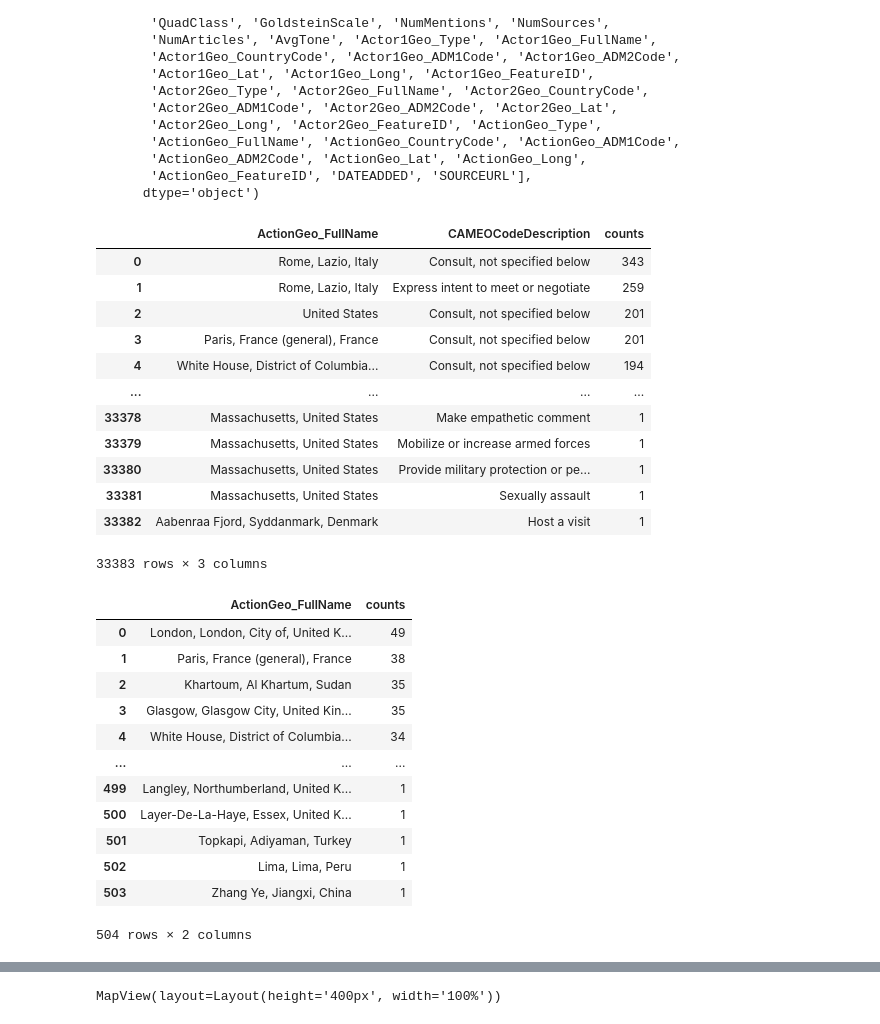
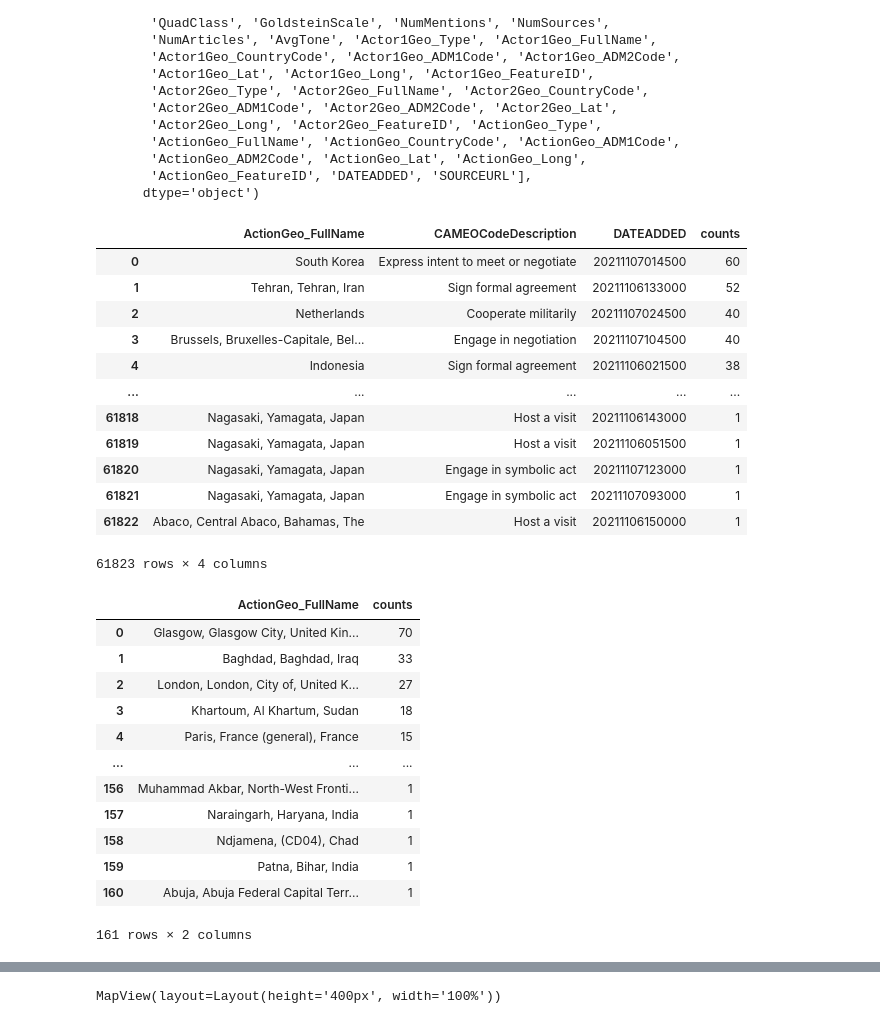
Before and after one commit to gisfromscratch/anaconda-data-analystics, a Jupyter notebook: notebooks/GDELT Events.ipynb, the cells around one changed output, grey strips where cells are left out. Cells and saved outputs as stored; diff of their text form; code cells hidden in the pictures.

```diff
--- a/notebooks/GDELT Events.ipynb
+++ b/notebooks/GDELT Events.ipynb
@@ -12,9 +12,11 @@ import pandas as pd
 # %%
 gdelt_client = gd.gdelt()
 # %%
-date = dt.datetime.now() - dt.timedelta(days=1)
-date_string = date.strftime('%Y %m %d')
-gdelt_events = gdelt_client.Search(date_string, table='events', coverage=True)
+end_date = dt.datetime.now()
+start_date = end_date - dt.timedelta(days=1)
+end_date_string = end_date.strftime('%Y %m %d')
+start_date_string = start_date.strftime('%Y %m %d')
+gdelt_events = gdelt_client.Search([start_date_string, end_date_string], table='events', coverage=True)
 # %%
 gdelt_events['CAMEOCodeDescription'].unique()
 gdelt_events.columns
@@ -40,24 +42,24 @@ Index(['GLOBALEVENTID', 'SQLDATE', 'MonthYear', 'Year', 'FractionDate',
       dtype='object')
 # %%
 #gdelt_events.groupby(['Actor1Name', 'ActionGeo_FullName', 'Actor2Name', 'CAMEOCodeDescription']).size().sort_values(ascending=False).reset_index(name='counts')
-gdelt_events.groupby(['ActionGeo_FullName', 'CAMEOCodeDescription']).size().sort_values(ascending=False).reset_index(name='counts')
+gdelt_events.groupby(['ActionGeo_FullName', 'CAMEOCodeDescription', 'DATEADDED']).size().sort_values(ascending=False).reset_index(name='counts')
 # %% [output]
-|  | ActionGeo_FullName | CAMEOCodeDescription | counts |
-| 0 | Rome, Lazio, Italy | Consult, not specified below | 343 |
-| 1 | Rome, Lazio, Italy | Express intent to meet or negotiate | 259 |
-| 2 | United States | Consult, not specified below | 201 |
-| 3 | Paris, France (general), France | Consult, not specified below | 201 |
-| 4 | White House, District of Columbia... | Consult, not specified below | 194 |
-| ... | ... | ... | ... |
-| 33378 | Massachusetts, United States | Make empathetic comment | 1 |
-| 33379 | Massachusetts, United States | Mobilize or increase armed forces | 1 |
-| 33380 | Massachusetts, United States | Provide military protection or pe... | 1 |
-| 33381 | Massachusetts, United States | Sexually assault | 1 |
-| 33382 | Aabenraa Fjord, Syddanmark, Denmark | Host a visit | 1 |
+|  | ActionGeo_FullName | CAMEOCodeDescription | DATEADDED | counts |
+| 0 | South Korea | Express intent to meet or negotiate | 20211107014500 | 60 |
+| 1 | Tehran, Tehran, Iran | Sign formal agreement | 20211106133000 | 52 |
+| 2 | Netherlands | Cooperate militarily | 20211107024500 | 40 |
+| 3 | Brussels, Bruxelles-Capitale, Bel... | Engage in negotiation | 20211107104500 | 40 |
+| 4 | Indonesia | Sign formal agreement | 20211106021500 | 38 |
+| ... | ... | ... | ... | ... |
+| 61818 | Nagasaki, Yamagata, Japan | Host a visit | 20211106143000 | 1 |
+| 61819 | Nagasaki, Yamagata, Japan | Host a visit | 20211106051500 | 1 |
+| 61820 | Nagasaki, Yamagata, Japan | Engage in symbolic act | 20211107123000 | 1 |
+| 61821 | Nagasaki, Yamagata, Japan | Engage in symbolic act | 20211107093000 | 1 |
+| 61822 | Abaco, Central Abaco, Bahamas, The | Host a visit | 20211106150000 | 1 |
-33383 rows × 3 columns
+61823 rows × 4 columns
 # %%
 # Find demonstrations/protests
-protests_codes = ['014', '141'] \
+protests_codes = ['140', '141'] \
     + ['141' + str(index) for index in range(1, 5)] \
     + ['142'] \
     + ['142' + str(index) for index in range(1, 5)] \
@@ -70,19 +72,23 @@ protests_codes = ['014', '141'] \
 
 # Geo types 3:='US city', 4:= 'World city'
 geo_types = [3, 4]
-gdelt_protests = gdelt_events.query('EventCode in @protests_codes').query('ActionGeo_Type in @geo_types')
+#gdelt_protests = gdelt_events.query('EventCode in @protests_codes').query('ActionGeo_Type in @geo_types')
+protests_rootcode = '14'
+start_dateadded = int(start_date.strftime('%Y%m%d%H%M%S'))
+end_dateadded = int(end_date.strftime('%Y%m%d%H%M%S'))
+gdelt_protests = gdelt_events[(gdelt_events.EventRootCode == protests_rootcode) & (gdelt_events.ActionGeo_Type.isin(geo_types)) & (gdelt_events.DATEADDED >= start_dateadded) & (gdelt_events.DATEADDED <= end_dateadded)]
 gdelt_protests.groupby(['ActionGeo_FullName']).size().sort_values(ascending=False).reset_index(name='counts')
 # %% [output]
 |  | ActionGeo_FullName | counts |
-| 0 | London, London, City of, United K... | 49 |
-| 1 | Paris, France (general), France | 38 |
-| 2 | Khartoum, Al Khartum, Sudan | 35 |
-| 3 | Glasgow, Glasgow City, United Kin... | 35 |
-| 4 | White House, District of Columbia... | 34 |
+| 0 | Glasgow, Glasgow City, United Kin... | 70 |
+| 1 | Baghdad, Baghdad, Iraq | 33 |
+| 2 | London, London, City of, United K... | 27 |
+| 3 | Khartoum, Al Khartum, Sudan | 18 |
+| 4 | Paris, France (general), France | 15 |
 | ... | ... | ... |
-| 499 | Langley, Northumberland, United K... | 1 |
-| 500 | Layer-De-La-Haye, Essex, United K... | 1 |
-| 501 | Topkapi, Adiyaman, Turkey | 1 |
-| 502 | Lima, Lima, Peru | 1 |
-| 503 | Zhang Ye, Jiangxi, China | 1 |
+| 156 | Muhammad Akbar, North-West Fronti... | 1 |
+| 157 | Naraingarh, Haryana, India | 1 |
+| 158 | Ndjamena, (CD04), Chad | 1 |
+| 159 | Patna, Bihar, India | 1 |
+| 160 | Abuja, Abuja Federal Capital Terr... | 1 |
-504 rows × 2 columns
+161 rows × 2 columns
```
Also changed, not shown: parts of 2 cells of this notebook, 5 other files.
